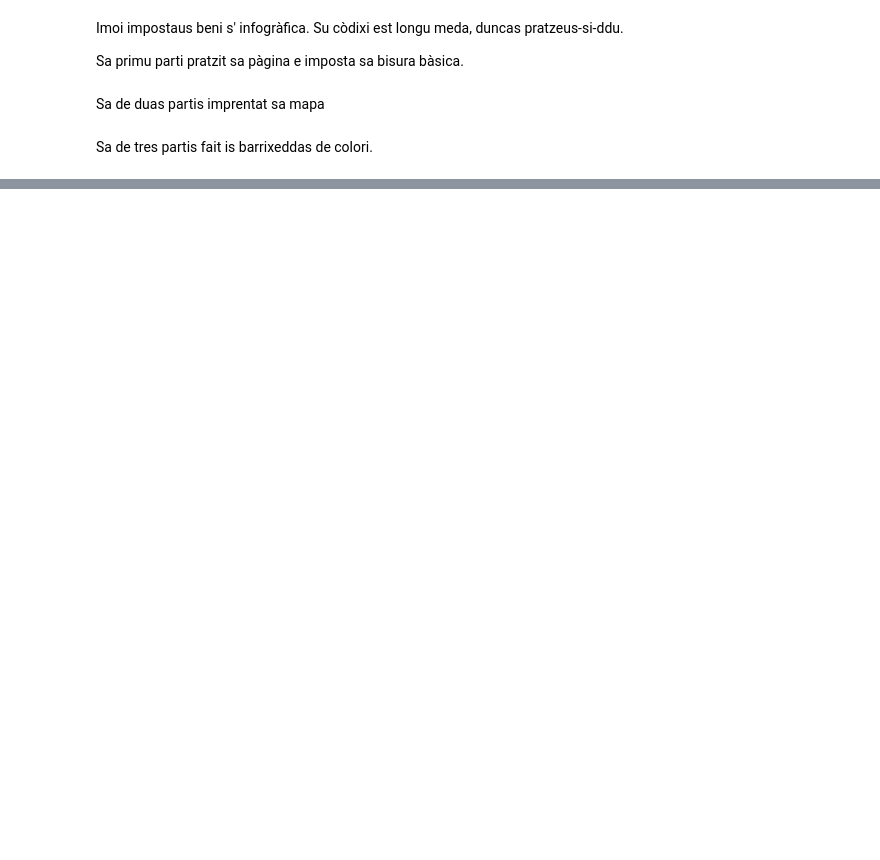
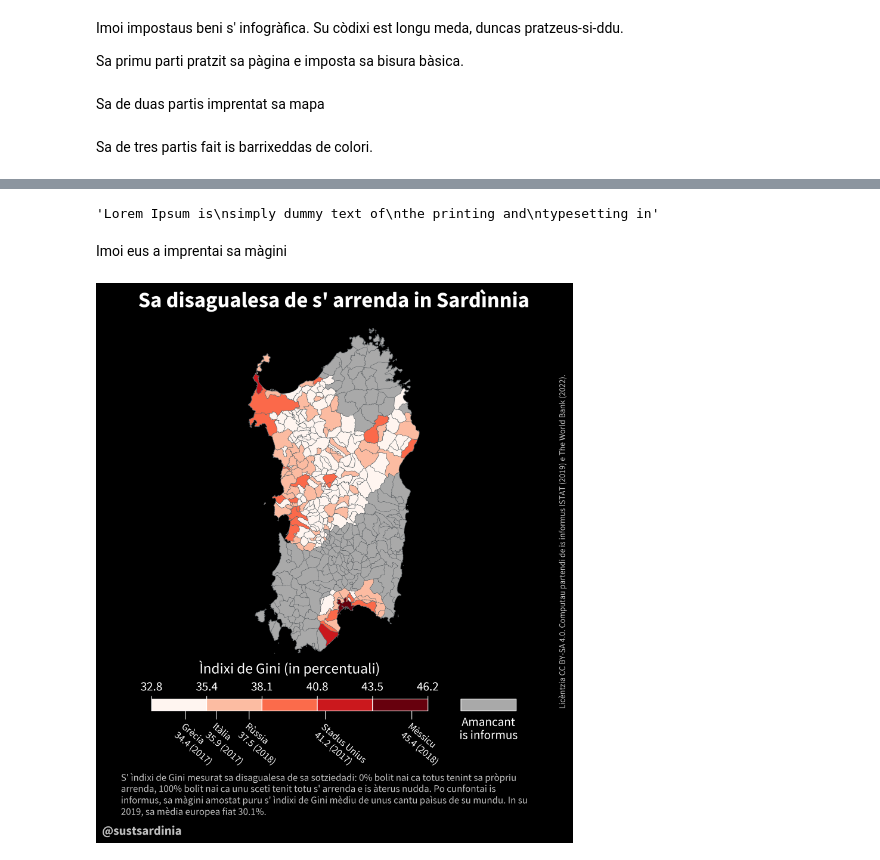
Before and after one commit to sustainablesardinia/educational-poverty, a Jupyter notebook: Gini.ipynb, the cells around one changed output, grey strips where cells are left out. Drawn from its saved outputs; the diff is of its cells as text; code cells hidden in the pictures; blank space fills up the shorter version.

```diff
--- a/Gini.ipynb
+++ b/Gini.ipynb
@@ -433,2 +463,81 @@ plt.savefig("figures/srd/gini.png", bbox_inches="tight")
+# %%
+def _break_text(text, num_characters):
+    words = text.split(' ')
+    output_string = ''
+    length_current_line = 0
+    for index, curr_word in enumerate(words):
+        length_curr_word = len(curr_word)
+
+        if index == 0:
+            length_current_line = length_curr_word
+            curr_separator = ''
+        elif length_current_line + 1 + length_curr_word <= num_characters:
+            length_current_line += 1 + length_curr_word
+            curr_separator = ' '
+        else:
+            length_current_line = length_curr_word
+            curr_separator = '\n'
+        output_string += curr_separator + curr_word
+    return output_string
+
+
+_break_text(
+    "Lorem Ipsum is simply dummy text of the printing and typesetting in", 20)
+# %% [output]
+'Lorem Ipsum is\nsimply dummy text of\nthe printing and\ntypesetting in'
+# %% [markdown]
+Imoi eus a imprentai sa màgini
+# %%
+def _plot_whole_infographic(df, title, label_title, description, missing_label, info, lang='srd', classes=classes):
+    # Overall settings
+    style_options = _set_style()
+
+    fig, axes = _create_default_image_canvas(style_options)
+
+    _plot_main_map(
+        axes[0], df, missing_label, classes, style_options)
+
+    min_data = df['Gini'].min()
+    _plot_colormap(fig, axes[1], min_data, classes,
+                   label_title, lang, style_options)
+    _plot_empty_data_colormap(fig, axes[2], missing_label, style_options)
+
+    # Add text
+    axes[0].set_title(
+        title, fontsize=style_options['title_size'], fontweight='bold')
+    plt.figtext(0.999, 0.5,
+                info,
+                rotation=90,
+                ha="center",
+                va="center",
+                fontsize=style_options['small_text_size'],
+                c=style_options['description_text_color'])
+    plt.figtext(0.02, 0.02,
+                "@sustsardinia",
+                ha="left",
+                va="center",
+                fontdict={'size': style_options['tick_label_size'],
+                          'weight': 'bold',
+                          'color': style_options['description_text_color']})
+    plt.figtext(0.06, 0.08,
+                _break_text(
+                    description, style_options['max_description_text_characters']),
+                ha="left",
+                va="center",
+                wrap=True,
+                fontdict={'size': style_options['description_text_size'],
+                          'color': style_options['description_text_color']})
+
+
+_plot_whole_infographic(gini_map,
+                        title="Sa disagualesa de s' arrenda in Sardìnnia",
+                        label_title="Ìndixi de Gini (in percentuali)",
+                        description="S' ìndixi de Gini mesurat sa disagualesa de sa sotziedadi: 0% bolit nai ca totus tenint sa pròpriu arrenda, 100% bolit nai ca unu sceti tenit totu s' arrenda e is àterus nudda. Po cunfontai is informus, sa màgini amostat puru s' ìndixi de Gini mèdiu de unus cantu paìsus de su mundu. In su 2019, sa mèdia europea fiat 30.1%.",
+                        missing_label="Amancant\nis informus",
+                        lang='srd',
+                        info="Licèntzia CC BY-SA 4.0. Computau partendi de is informus ISTAT (2019) e The World Bank (2022).")
+plt.savefig("figures/srd/gini.png", bbox_inches="tight")
+# %% [output]
+[figure, added]
 # %%
 _plot_whole_infographic(gini_map,
```
Also changed, not shown: parts of 11 cells of this notebook, 6 other files.
